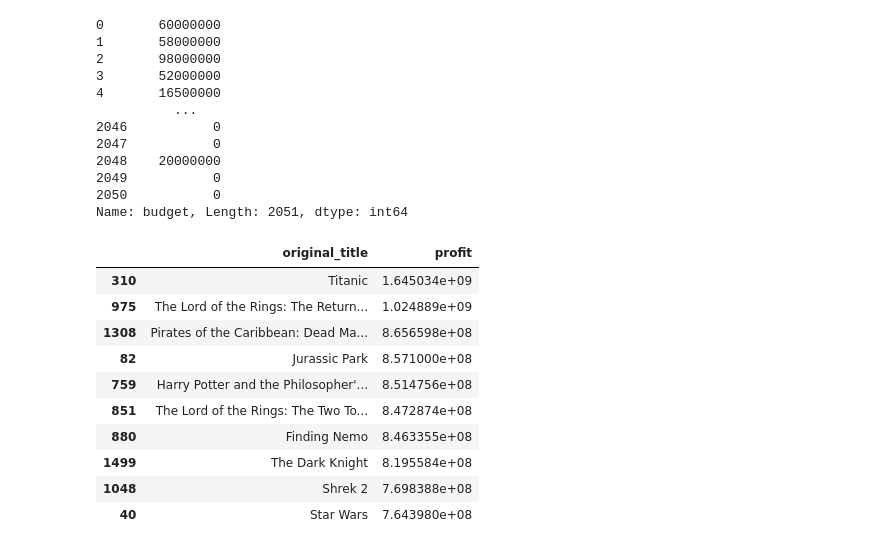
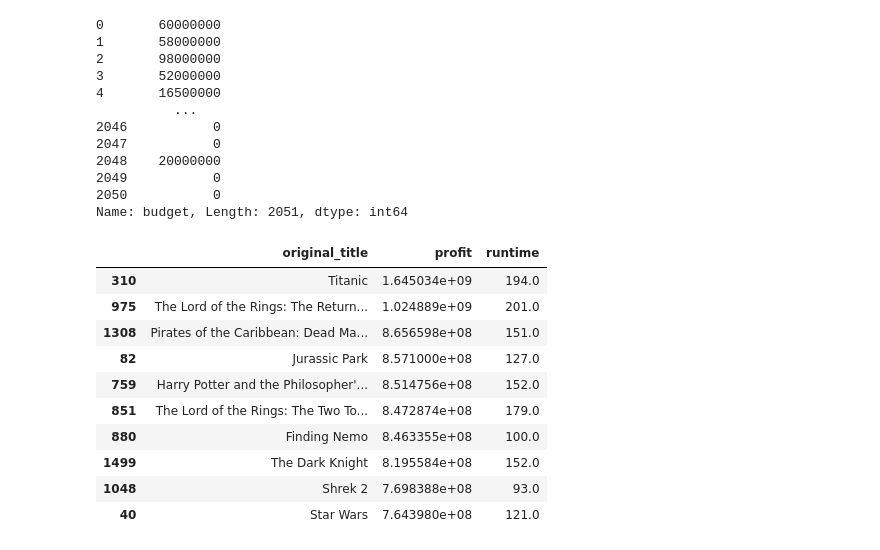
Before and after one commit to TurmaeUrsorum/Data_Science, a Jupyter notebook: 13. Project: Feature Engineering in Movie Analytics/feature_enginerring.ipynb, the cells around one changed output. Drawn from its saved outputs; the diff is of its cells as text; code cells hidden in the pictures.

```diff
--- a/13. Project: Feature Engineering in Movie Analytics/feature_enginerring.ipynb
+++ b/13. Project: Feature Engineering in Movie Analytics/feature_enginerring.ipynb
@@ -595,16 +595,16 @@ Name: budget, Length: 2051, dtype: int64
 # %%
 english_release_rating["profit"] = english_release_rating["revenue"] - english_release_rating["budget"]
 # %%
-english_release_rating[["original_title", "profit"]].sort_values("profit", ascending=False).head(10)
+english_release_rating[["original_title", "profit", "runtime"]].sort_values("profit", ascending=False).head(10)
 # %% [output]
-|  | original_title | profit |
-| 310 | Titanic | 1.645034e+09 |
-| 975 | The Lord of the Rings: The Return... | 1.024889e+09 |
-| 1308 | Pirates of the Caribbean: Dead Ma... | 8.656598e+08 |
-| 82 | Jurassic Park | 8.571000e+08 |
-| 759 | Harry Potter and the Philosopher'... | 8.514756e+08 |
-| 851 | The Lord of the Rings: The Two To... | 8.472874e+08 |
-| 880 | Finding Nemo | 8.463355e+08 |
-| 1499 | The Dark Knight | 8.195584e+08 |
-| 1048 | Shrek 2 | 7.698388e+08 |
-| 40 | Star Wars | 7.643980e+08 |
+|  | original_title | profit | runtime |
+| 310 | Titanic | 1.645034e+09 | 194.0 |
+| 975 | The Lord of the Rings: The Return... | 1.024889e+09 | 201.0 |
+| 1308 | Pirates of the Caribbean: Dead Ma... | 8.656598e+08 | 151.0 |
+| 82 | Jurassic Park | 8.571000e+08 | 127.0 |
+| 759 | Harry Potter and the Philosopher'... | 8.514756e+08 | 152.0 |
+| 851 | The Lord of the Rings: The Two To... | 8.472874e+08 | 179.0 |
+| 880 | Finding Nemo | 8.463355e+08 | 100.0 |
+| 1499 | The Dark Knight | 8.195584e+08 | 152.0 |
+| 1048 | Shrek 2 | 7.698388e+08 | 93.0 |
+| 40 | Star Wars | 7.643980e+08 | 121.0 |
```
Also changed, not shown: parts of 11 cells of this notebook.
